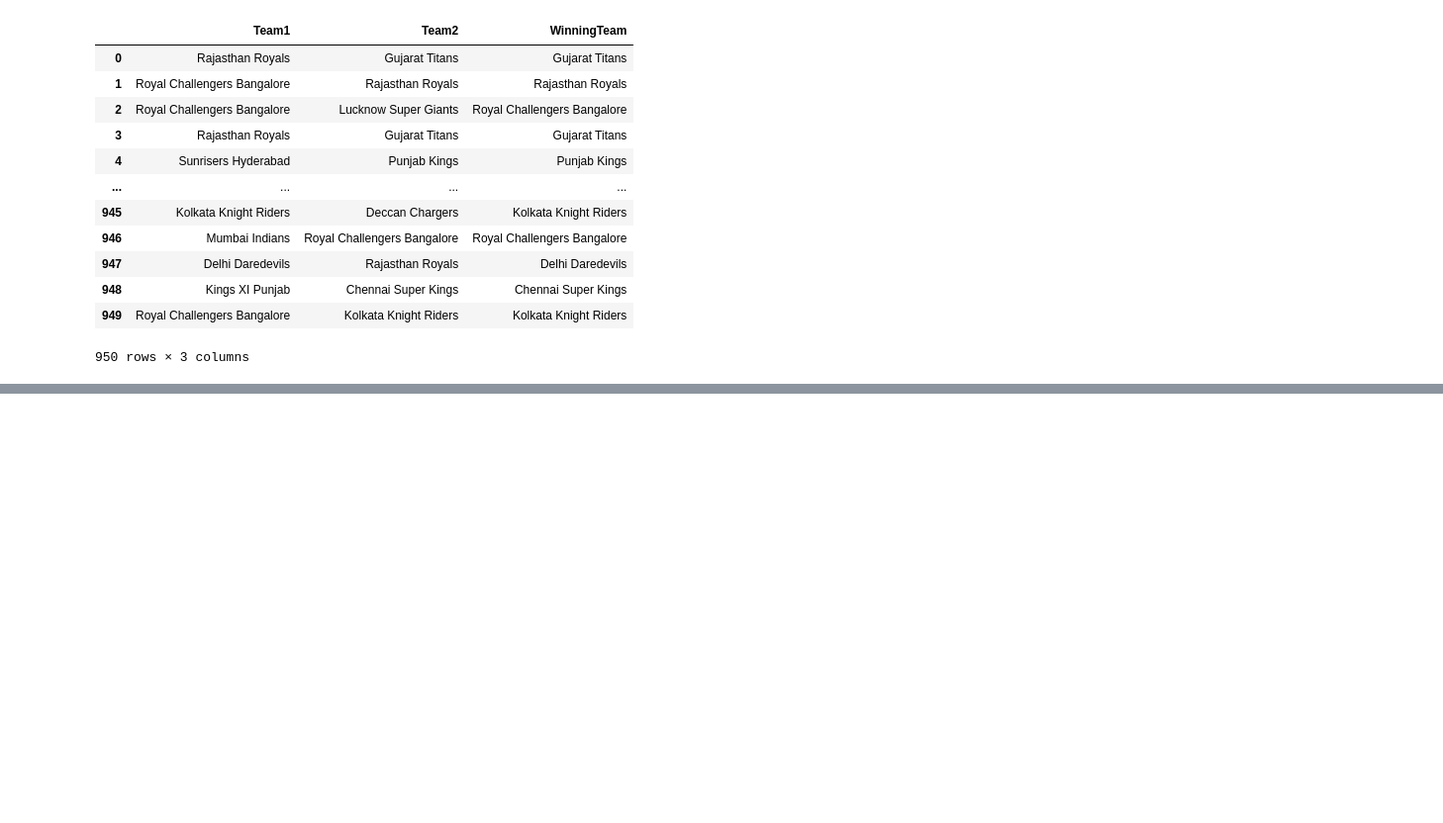
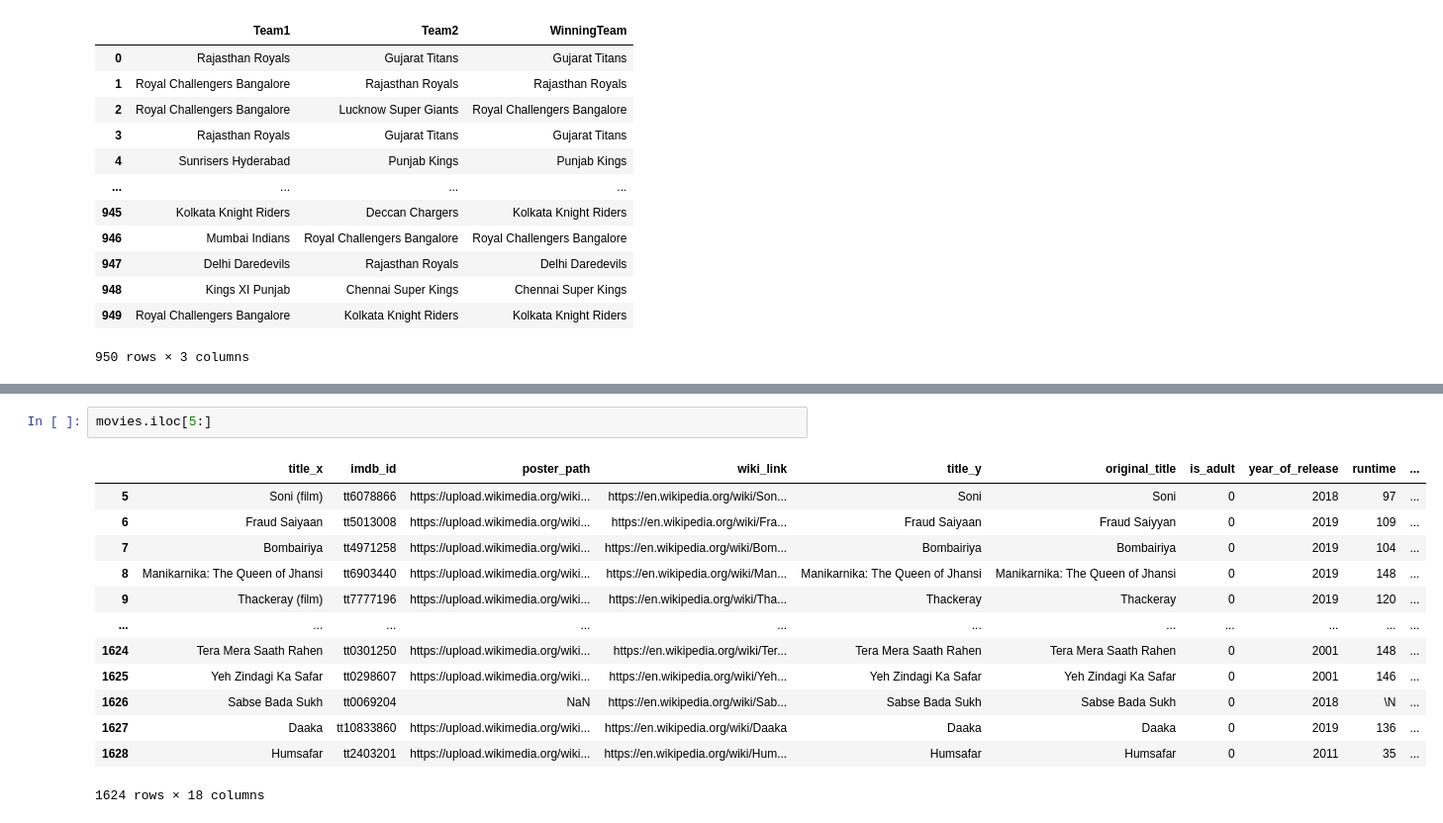
Before and after one commit to AzadMehedi/Pandas, a Jupyter notebook: Pandas_DataFrame.ipynb, the cells around one changed output, grey strips where cells are left out. Shown at 99% size. Drawn from its saved outputs; the diff is of its cells as text; blank space fills up the shorter version.

```diff
--- a/Pandas_DataFrame.ipynb
+++ b/Pandas_DataFrame.ipynb
@@ -423,0 +508,16 @@ ipl[['Team1','Team2','WinningTeam']]
+# %%
+movies.iloc[5:]
+# %% [output]
+|  | title_x | imdb_id | poster_path | wiki_link | title_y | original_title | is_adult | year_of_release | runtime | ... |
+| 5 | Soni (film) | tt6078866 | https://upload.wikimedia.org/wiki... | https://en.wikipedia.org/wiki/Son... | Soni | Soni | 0 | 2018 | 97 | ... |
+| 6 | Fraud Saiyaan | tt5013008 | https://upload.wikimedia.org/wiki... | https://en.wikipedia.org/wiki/Fra... | Fraud Saiyaan | Fraud Saiyyan | 0 | 2019 | 109 | ... |
+| 7 | Bombairiya | tt4971258 | https://upload.wikimedia.org/wiki... | https://en.wikipedia.org/wiki/Bom... | Bombairiya | Bombairiya | 0 | 2019 | 104 | ... |
+| 8 | Manikarnika: The Queen of Jhansi | tt6903440 | https://upload.wikimedia.org/wiki... | https://en.wikipedia.org/wiki/Man... | Manikarnika: The Queen of Jhansi | Manikarnika: The Queen of Jhansi | 0 | 2019 | 148 | ... |
+| 9 | Thackeray (film) | tt7777196 | https://upload.wikimedia.org/wiki... | https://en.wikipedia.org/wiki/Tha... | Thackeray | Thackeray | 0 | 2019 | 120 | ... |
+| ... | ... | ... | ... | ... | ... | ... | ... | ... | ... | ... |
+| 1624 | Tera Mera Saath Rahen | tt0301250 | https://upload.wikimedia.org/wiki... | https://en.wikipedia.org/wiki/Ter... | Tera Mera Saath Rahen | Tera Mera Saath Rahen | 0 | 2001 | 148 | ... |
+| 1625 | Yeh Zindagi Ka Safar | tt0298607 | https://upload.wikimedia.org/wiki... | https://en.wikipedia.org/wiki/Yeh... | Yeh Zindagi Ka Safar | Yeh Zindagi Ka Safar | 0 | 2001 | 146 | ... |
+| 1626 | Sabse Bada Sukh | tt0069204 | NaN | https://en.wikipedia.org/wiki/Sab... | Sabse Bada Sukh | Sabse Bada Sukh | 0 | 2018 | \N | ... |
+| 1627 | Daaka | tt10833860 | https://upload.wikimedia.org/wiki... | https://en.wikipedia.org/wiki/Daaka | Daaka | Daaka | 0 | 2019 | 136 | ... |
+| 1628 | Humsafar | tt2403201 | https://upload.wikimedia.org/wiki... | https://en.wikipedia.org/wiki/Hum... | Humsafar | Humsafar | 0 | 2011 | 35 | ... |
+1624 rows × 18 columns
```
Also changed, not shown: parts of 38 cells of this notebook.
